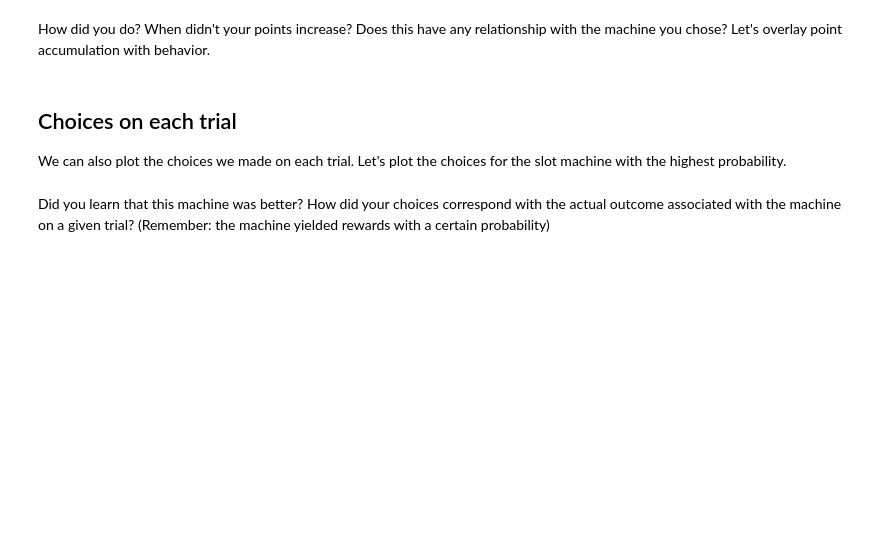
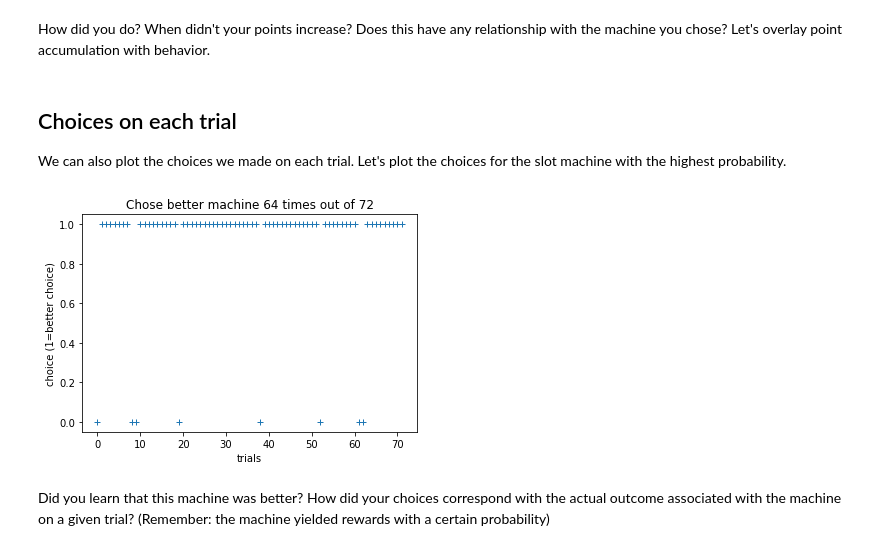
Before and after one commit to shawnrhoads/gu-psyc-347, a Jupyter notebook: docs/module-03-00_Two-Armed-Bandit.ipynb, the cells around one changed output. Saved outputs shown, nothing was run; the diff lists cells and outputs as text; code cells hidden in the pictures; blank space fills up the shorter version.

```diff
--- a/docs/module-03-00_Two-Armed-Bandit.ipynb
+++ b/docs/module-03-00_Two-Armed-Bandit.ipynb
@@ -87,7 +87,6 @@ import matplotlib.pyplot as plt
 # %% [markdown]
 After completing the task, your data was saved to `tasks/two-armed-bandit/data/`. Let's load our behavioral data in.
 # %%
-datafile = f'tasks/two-armed-bandit/data/sub-{id_num}_task-two-armed-bandit.csv'
-
+datafile = f'https://raw.githubusercontent.com/shawnrhoads/gu-psyc-347/master/docs/tasks/two-armed-bandit/data/sub-{id_num}_task-two-armed-bandit.csv'
 df = pd.read_csv(datafile)
 display(df.head())
@@ -111,20 +120,22 @@ We can also plot the choices we made on each trial. Let's plot the choices for t
 # %%
 # compute which machine yielded rewards more frequently
 if df['stim_0_value'].mean() > df['stim_1_value'].mean():
     better_machine = 'stim_0'
     better_machine_val = 'stim_0_value'
     better_machine_choice = 'chosen_stim_0'
 else:
     better_machine = 'stim_1'
     better_machine_val = 'stim_1_value'
     better_machine_choice = 'chosen_stim_1'
 
 # plot choices for this machine
 plt.plot(df['trial_num'], df[better_machine_choice], '+')
 plt.xlabel('trials')
-plt.ylabel('choice')
+plt.ylabel('choice (1=better choice)')
 plt.title(f'Chose better machine {df[better_machine_choice].sum()} times out of {len(df[better_machine_choice])}')
 plt.show()
+# %% [output]
+[figure, added]
 # %% [markdown]
 Did you learn that this machine was better? How did your choices correspond with the actual outcome associated with the machine on a given trial? (Remember: the machine yielded rewards with a certain probability)
 # %% [markdown]
```
Also changed, not shown: parts of 7 cells of this notebook.
